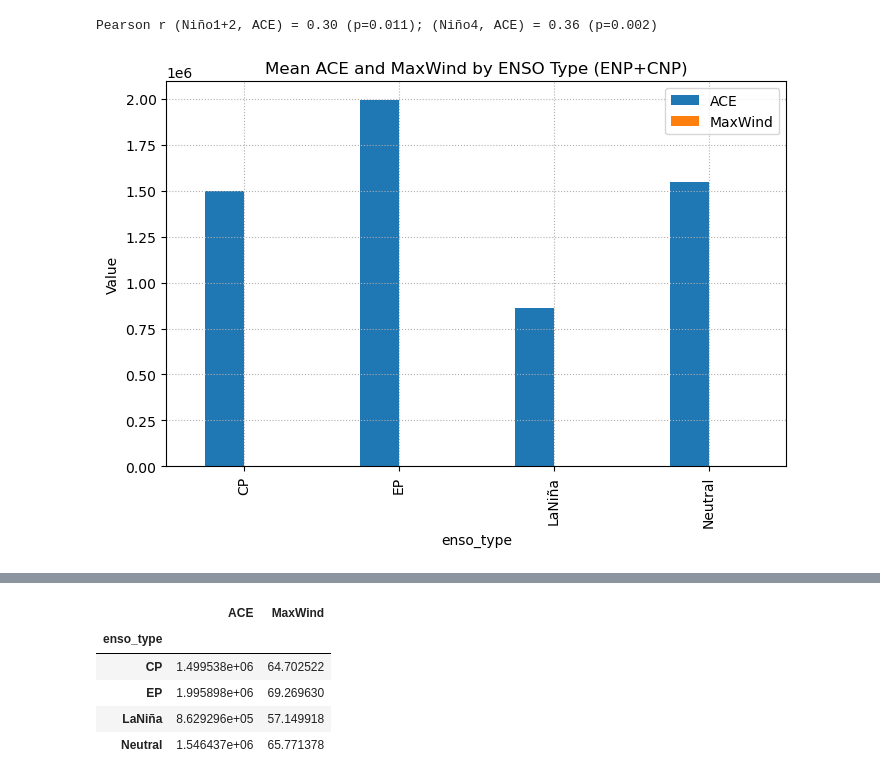
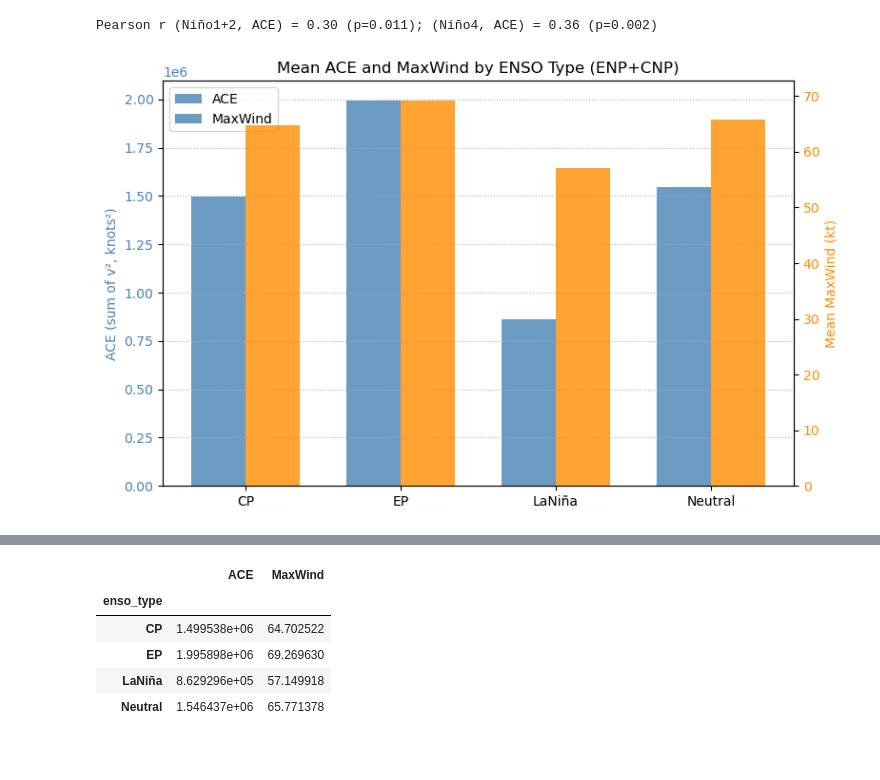
Before and after one commit to erinsatmosphere/ATMS_596_Final, a Jupyter notebook: ATMS_596_Final.ipynb, the cells around one changed output, grey strips where cells are left out. Cells and saved outputs as stored; diff of their text form; code cells hidden in the pictures; blank space fills up the shorter version.

```diff
--- a/ATMS_596_Final.ipynb
+++ b/ATMS_596_Final.ipynb
@@ -1040,9 +1176,8 @@ Data variables: (12/147)
     lon      (storm, date_time) float32 20MB 80.3 79.83 79.35 ... nan nan nan
 {'title': 'IBTrACS - International Best Track Archive for Climate Stewardship - version v04r00, Position, intensity and other information for known tropical cyclones', 'summary': 'The intent of the IB ...
 # %%
-# select winds as variable of interest - XXX can delete the 'wmo_wind'???
-# prefer USA winds if present
-wind_var = 'usa_wind' if 'usa_wind' in ib else 'wmo_wind'
+# select winds as variable of interest
+wind_var = 'usa_wind'
 # %%
 # convert to a tidy table for dataframe operability
 df_tc = ib[['sid','time','lat','lon',wind_var]].to_dataframe().reset_index(drop=False)
@@ -1884,17 +2305,89 @@ except Exception as e:
 Pearson r (Niño1+2, ACE) = 0.30 (p=0.011); (Niño4, ACE) = 0.36 (p=0.002)
 # %%
 # bars of mean ACE/MaxWind by ENSO type - effect size visualization
-# NEED TO SEPARATE ACE AND MAXWIND FOR SCALING - XXX
 
+# Bars of mean ACE/MaxWind by ENSO type (effect size visualization)
+# NOTE: ACE (~10^6) and MaxWind (~60–80 kt) live on very different scales, so plotting
+# them on the same y-axis hides the MaxWind signal. Here we build a two-axis bar plot
+# so both metrics are visible and interpretable.
 enso_means = df_merged.groupby('enso_type')[['ACE','MaxWind']].mean()
 
-enso_means.plot(kind='bar', figsize=(8,5))
+# Extract index (ENSO types) and separate arrays for clarity
+enso_labels   = enso_means.index.values
+ace_means     = enso_means['ACE'].values
+maxwind_means = enso_means['MaxWind'].values
 
-plt.title('Mean ACE and MaxWind by ENSO Type (ENP+CNP)')
-plt.ylabel('Value')
-plt.grid(True, linestyle=':')
+x = np.arange(len(enso_labels))        # positions along x-axis
+width = 0.35                            # width of individual bars
+
+fig, ax1 = plt.subplots(figsize=(8,5))
+
+# Left y-axis: ACE (basin-wide energetics)
+bar1 = ax1.bar(x - width/2, ace_means, width,
+               label='ACE', color='steelblue', alpha=0.8)
+ax1.set_ylabel('ACE (sum of v², knots²)', color='steelblue')
+ax1.tick_params(axis='y', labelcolor='steelblue')
+ax1.grid(True, linestyle=':', axis='y')
+
+# Right y-axis: MaxWind (per-storm intensity), on its own scale
+ax2 = ax1.twinx()
+bar2 = ax2.bar(x + width/2, maxwind_means, width,
+               label='MaxWind', color='darkorange', alpha=0.8)
+ax2.set_ylabel('Mean MaxWind (kt)', color='darkorange')
+ax2.tick_params(axis='y', labelcolor='darkorange')
+
+# Shared x-axis formatting
+ax1.set_xticks(x)
+ax1.set_xticklabels(enso_labels)
+ax1.set_title('Mean ACE and MaxWind by ENSO Type (ENP+CNP)')
+
+# Build a combined legend from both axes
+bars = bar1 + bar2
+labels = [b.get_label() for b in [bar1, bar2]]
+ax1.legend(bars, labels, loc='upper left')
+
+plt.tight_layout()
 plt.show()
 
-# INTERPRETATION: XXX
+# INTERPRETATION:
+
+# - This figure shows how basin-wide tropical cyclone energetics (ACE) and average storm intensity (MaxWind) differ across ENSO types (EP El Niño, CP El Niño,
+#   La Niña, Neutral). Because ACE and MaxWind exist on vastly different numeric scales (ACE ≈ millions; MaxWind ≈ tens of knots), the figure uses:
+#       - Left blue y-axis: ACE
+#       - Right orange y-axis: MaxWind
+#       - This allows both to be visually interpretable without one drowning out the other
+#
+# - Eastern Pacific (EP) El Niño produces the strongest storm seasons, the EP bar shows:
+#       - ACE ≈ 2.0 × 10⁶ knots² (highest of all ENSO types)
+#       - Mean MaxWind ≈ 70 kt (also the highest)
+#       - Scientific interpretation: EP events warm the far-eastern Pacific (Niño1+2 region) and strongly relax vertical wind shear over the ENP. This promotes:
+#                - More storms
+#                - Longer-lived storms
+#                - More intense storms
+#                - all of which inflate ACE
+#        - This is consistent with EP ENSO physics and prior literature - XXX
+#
+# - CP (Modoki) El Niño produces moderate activity - compared to EP:
+#      - ACE is lower (~1.5 × 10⁶ knots²)
+#       - MaxWind is slightly lower (~65 kt)
+#       - Interpretation: CP events warm the central Pacific but do not produce the same shear-reduction and moisture-enhancement over the ENP. Their impacts tend to shift the rising
+#         motion and convection westward toward the dateline, reducing the ENP’s storm-favorable environment.
+#
+# - La Niña produces the weakest TC seasons - the La Niña bars show:
+#       - Lowest ACE (~0.9 × 10⁶ knots²)
+#       - Lowest MaxWind (~60 kt)
+#       - Interpretation: La Niña strengthens easterly shear over the ENP and cools SSTs—both hostile to storm development and intensification - this matches the strong literature consensus - XXX
+#
+# - Neutral years are surprisingly active - neutral years show:
+#       - ACE nearly equal to CP El Niño (~1.5 × 10⁶ knots²)
+#       - MaxWind ~65 kt (similar to CP)
+#       - Interpretation: Neutral years are not “quiet” by default. Without strong shear anomalies from ENSO, background Pacific conditions (warm SSTs, MJO events, subtropical highs,
+#         intraseasonal variability) can still support above-average TC activity - this also means ENSO explains only part of TC variability, consistent with the regression R² values (~0.09)
+#
+# - Big Picture Takeaway - Across ENP + CNP basins from 1979–2023:
+#       - EP El Niño is the most favorable environment for TC intensity and total seasonal energy
+#       - La Niña is the least favorable
+#       - CP El Niño and Neutral years fall in between, with Neutral surprisingly comparable to CP
+#       - This mirrors established ENSO-TC teleconnection patterns: EP El Niño = enhanced ENP TC activity, CP El Niño = westward-shifted convection, less ENP enhancement, La Niña = suppressed ENP activity
 # %% [output]
-[figure, old version]
+[figure, new version]
```
Also changed, not shown: parts of 78 cells of this notebook.
